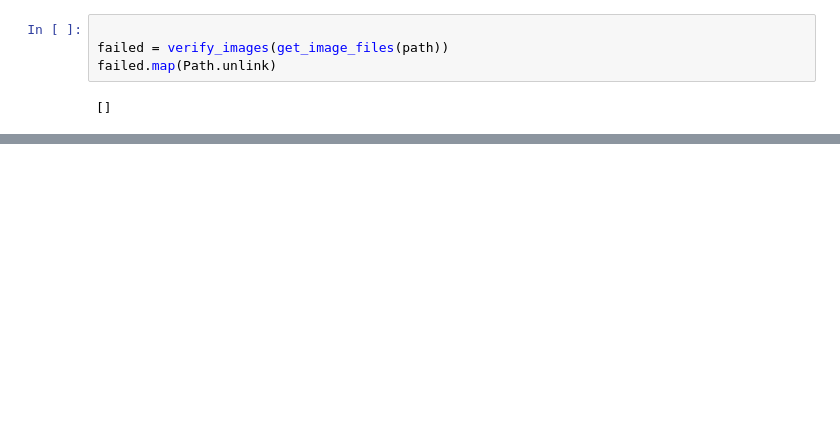
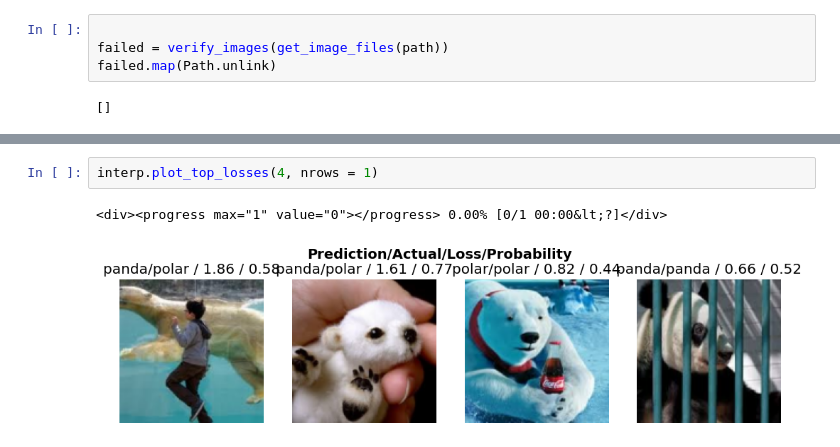
Before and after one commit to BKarmaVTH/Practical-Deep-Learning, a Jupyter notebook: Lesson2/Lesson2.ipynb, the cells around one changed output, grey strips where cells are left out. Saved outputs shown, nothing was run; the diff lists cells and outputs as text; blank space fills up the shorter version.

```diff
--- a/Lesson2/Lesson2.ipynb
+++ b/Lesson2/Lesson2.ipynb
@@ -59,0 +96,5 @@ learn.fine_tune(4)
+# %%
+interp.plot_top_losses(4, nrows = 1)
+# %% [output]
+<div><progress max="1" value="0"></progress> 0.00% [0/1 00:00&lt;?]</div>
+[figure, added]
```
Also changed, not shown: parts of 27 cells of this notebook.
